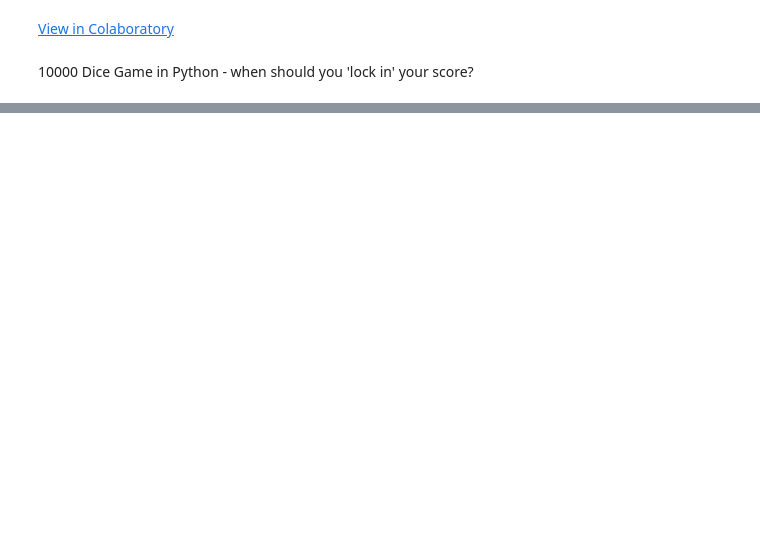
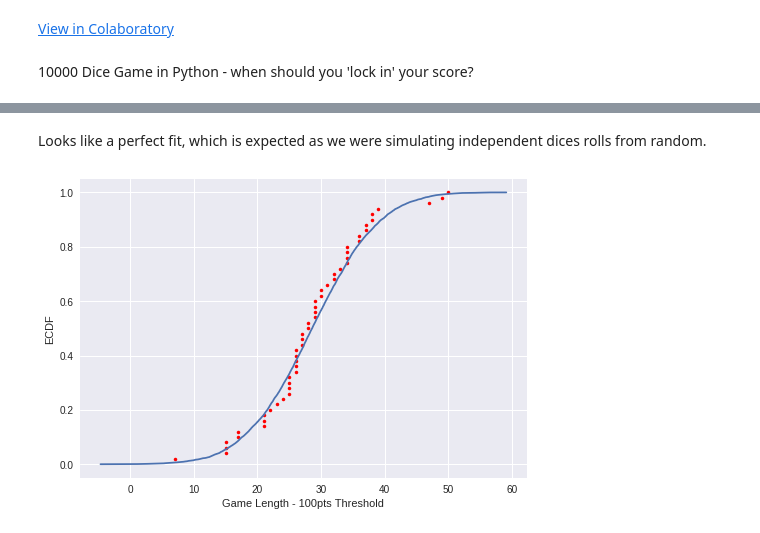
Before and after one commit to jimmyjamesarnold/10000-dice-game-simulator-and-stats, a Jupyter notebook: 10k_game_stats.ipynb, the cells around one changed output, grey strips where cells are left out. Drawn from its saved outputs; the diff is of its cells as text; code cells hidden in the pictures; blank space fills up the shorter version.

```diff
--- a/10k_game_stats.ipynb
+++ b/10k_game_stats.ipynb
@@ -206,0 +173,21 @@ plt.show()
+# %% [markdown]
+Looks like a perfect fit, which is expected as we were simulating independent dices rolls from random.
+# %%
+# Do the same for, say, 800
+
+# Get ECDF for 100
+x2,y2 = ecdf(df_gL[800])
+# Plot the ECDF
+_ = plt.plot(x2,y2, '.',c='red')
+_ = plt.xlabel('Game Length - 100pts Threshold')
+_ = plt.ylabel('ECDF')
+
+# test if 100 is normally distributed.
+# take random sampling and overlay ecdf
+samples = np.random.normal(np.mean(df_gL[800]),np.std(df_gL[800]),size=10000)
+x_theor2,y_theor2 = ecdf(samples)
+# Plot theoretical ECDF
+_ = plt.plot(x_theor2,y_theor2)
+plt.show()
+# %% [output]
+[figure, added]
```
Also changed, not shown: parts of 20 cells of this notebook.
